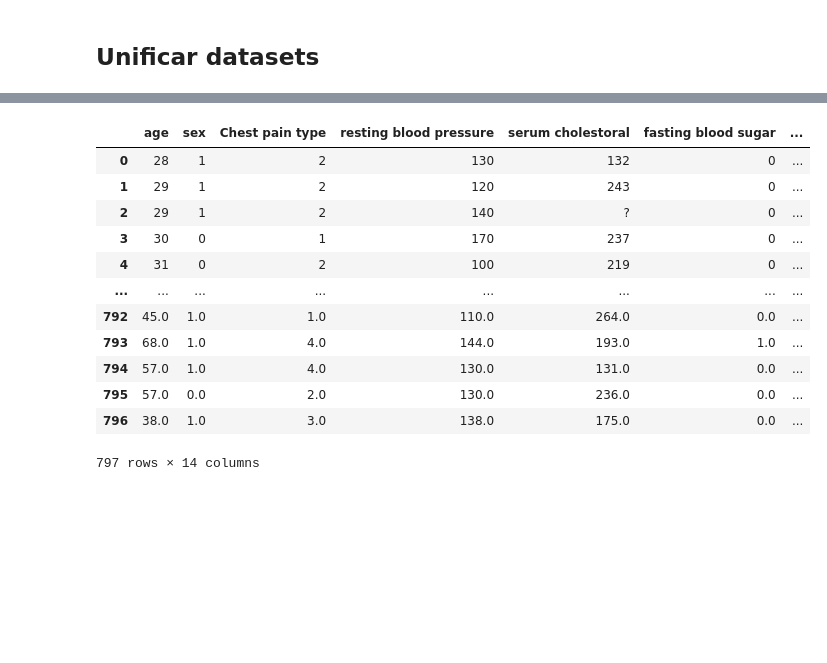
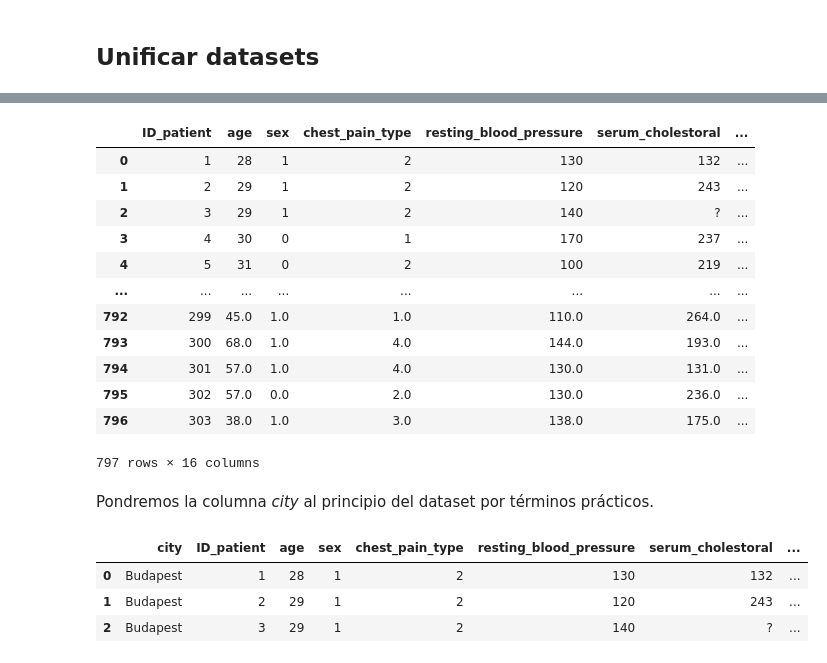
Before and after one commit to LandoDua/analisis-enfermedad-cardiaca, a Jupyter notebook: importar_datos2.ipynb, the cells around one changed output, grey strips where cells are left out. Drawn from its saved outputs; the diff is of its cells as text; code cells hidden in the pictures; blank space fills up the shorter version.

```diff
--- a/importar_datos2.ipynb
+++ b/importar_datos2.ipynb
@@ -154,6 +205,6 @@ df_pdf
 # %% [markdown]
 ### Archivo .data
 # %%
-df_data = pd.read_csv('./DataFiles/processed.cleveland.data', names=columnas[1:])
+df_data = pd.read_csv('./DataFiles/processed.cleveland.data', names=columnas_renombradas[1:])
 df_data
 # %% [output]
@@ -172,0 +226,3 @@ df_data
+# %%
+df_data['ID_patient'] = pd.Series(range(1, len(df_data) + 1))
+df_data
@@ -172,0 +243,10 @@ df_data
+# %%
+# y tenemos que darle la misma forma de columnas
+
+columnas_temp = list(df_data.columns)
+
+columnas_temp.pop(-1)
+columnas_temp.insert(0, 'ID_patient')
+
+df_data = df_data[columnas_temp]
+df_data.head(3)
@@ -172,0 +258,4 @@ df_data
+# %%
+df_data.columns = columnas_renombradas
+df_data['city'] = 'Cleveland'
+df_data.head(3)
@@ -199,21 +282,26 @@ Forma de dataset data: (303, 14)
 # %%
-df_completo = pd.concat( [df_xlsx.drop('Unnamed: 0', axis=1),
-            df_pdf.drop('Unnamed: 0', axis=1),
-            df_data
-        ], ignore_index=True)
+df_completo = pd.concat(
+        [
+        df_xlsx,
+        df_pdf,
+        df_data
+        ]
+        , ignore_index=True)
 
 df_completo
 # %% [output]
-|  | age | sex | Chest pain type | resting blood pressure | serum cholestoral | fasting blood sugar | ... |
-| 0 | 28 | 1 | 2 | 130 | 132 | 0 | ... |
-| 1 | 29 | 1 | 2 | 120 | 243 | 0 | ... |
-| 2 | 29 | 1 | 2 | 140 | ? | 0 | ... |
-| 3 | 30 | 0 | 1 | 170 | 237 | 0 | ... |
-| 4 | 31 | 0 | 2 | 100 | 219 | 0 | ... |
+|  | ID_patient | age | sex | chest_pain_type | resting_blood_pressure | serum_cholestoral | ... |
+| 0 | 1 | 28 | 1 | 2 | 130 | 132 | ... |
+| 1 | 2 | 29 | 1 | 2 | 120 | 243 | ... |
+| 2 | 3 | 29 | 1 | 2 | 140 | ? | ... |
+| 3 | 4 | 30 | 0 | 1 | 170 | 237 | ... |
+| 4 | 5 | 31 | 0 | 2 | 100 | 219 | ... |
 | ... | ... | ... | ... | ... | ... | ... | ... |
-| 792 | 45.0 | 1.0 | 1.0 | 110.0 | 264.0 | 0.0 | ... |
-| 793 | 68.0 | 1.0 | 4.0 | 144.0 | 193.0 | 1.0 | ... |
-| 794 | 57.0 | 1.0 | 4.0 | 130.0 | 131.0 | 0.0 | ... |
-| 795 | 57.0 | 0.0 | 2.0 | 130.0 | 236.0 | 0.0 | ... |
-| 796 | 38.0 | 1.0 | 3.0 | 138.0 | 175.0 | 0.0 | ... |
+| 792 | 299 | 45.0 | 1.0 | 1.0 | 110.0 | 264.0 | ... |
+| 793 | 300 | 68.0 | 1.0 | 4.0 | 144.0 | 193.0 | ... |
+| 794 | 301 | 57.0 | 1.0 | 4.0 | 130.0 | 131.0 | ... |
+| 795 | 302 | 57.0 | 0.0 | 2.0 | 130.0 | 236.0 | ... |
+| 796 | 303 | 38.0 | 1.0 | 3.0 | 138.0 | 175.0 | ... |
-797 rows × 14 columns
+797 rows × 16 columns
+# %% [markdown]
+Pondremos la columna *city* al principio del dataset por términos prácticos.
@@ -220,2 +314,9 @@ df_completo
+# %%
+df_completo.head(3)
+# %% [output]
+|  | city | ID_patient | age | sex | chest_pain_type | resting_blood_pressure | serum_cholestoral | ... |
+| 0 | Budapest | 1 | 28 | 1 | 2 | 130 | 132 | ... |
+| 1 | Budapest | 2 | 29 | 1 | 2 | 120 | 243 | ... |
+| 2 | Budapest | 3 | 29 | 1 | 2 | 140 | ? | ... |
 # %%
 df_completo.to_csv('./DataFiles/enfermedad_cardiaca.csv')
```
Also changed, not shown: parts of 48 cells of this notebook, 7 other files.
